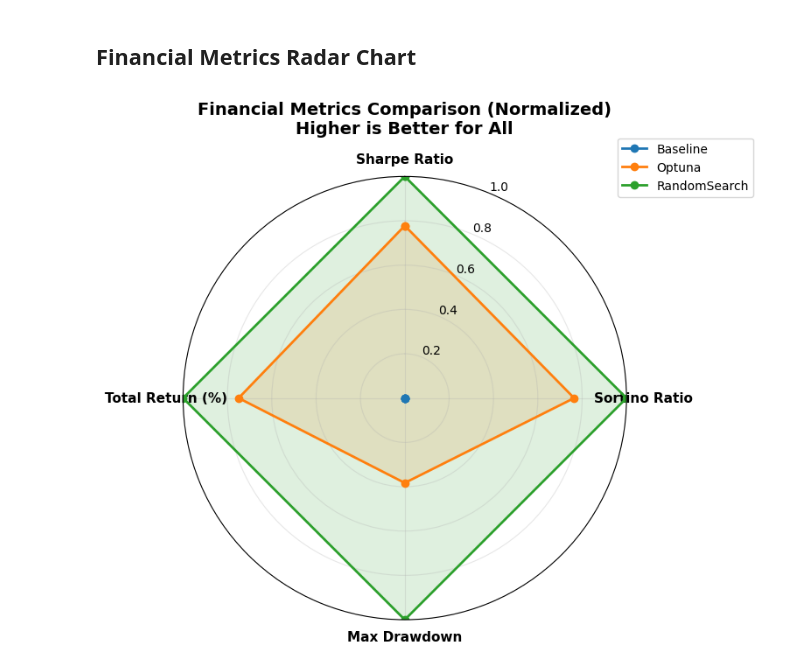
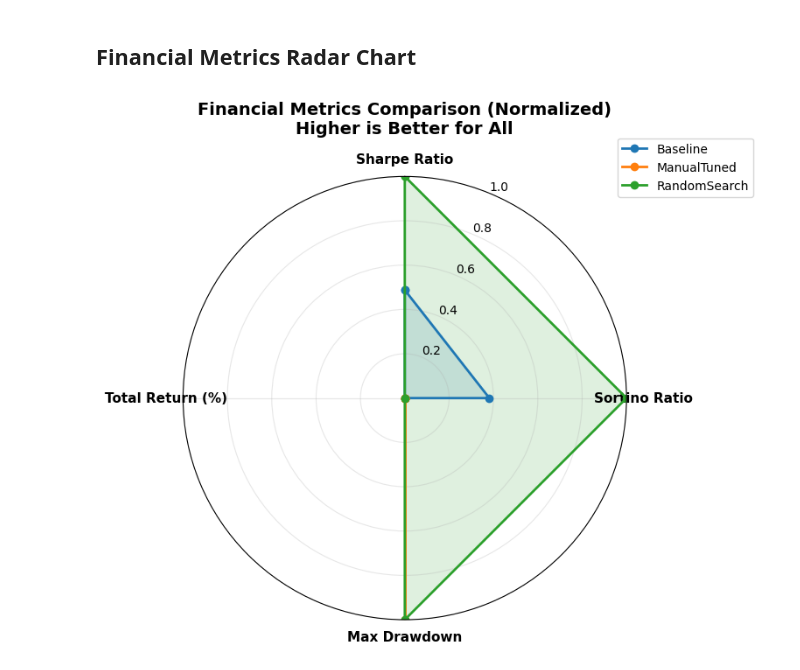
Before and after one commit to tshihab07/gold-price-forecasting, a Jupyter notebook: notebookes/model_LSTM.ipynb, the cells around one changed output. Saved outputs shown, nothing was run; the diff lists cells and outputs as text; code cells hidden in the pictures.

Commit message:
feat(analysis): add radar chart for financial metrics comparison for LSTM models

```diff
--- a/notebookes/model_LSTM.ipynb
+++ b/notebookes/model_LSTM.ipynb
@@ -1749,11 +1749,11 @@ fin_values = {
         abs(fin_baseline['Max Drawdown'].values[0]),  # convert to positive for visualization
         fin_baseline['Total Return (%)'].values[0]
     ],
-    "Optuna": [
-        fin_optuna['Sharpe Ratio'].values[0],
-        fin_optuna['Sortino Ratio'].values[0],
-        abs(fin_optuna['Max Drawdown'].values[0]),
-        fin_optuna['Total Return (%)'].values[0]
+    "ManualTuned": [
+        fin_manual['Sharpe Ratio'].values[0],
+        fin_manual['Sortino Ratio'].values[0],
+        abs(fin_manual['Max Drawdown'].values[0]),
+        fin_manual['Total Return (%)'].values[0]
     ],
     "RandomSearch": [
         fin_random['Sharpe Ratio'].values[0],
@@ -1801,32 +1801,32 @@ normalized_financial = normalize_metrics(fin_values, fin_metrics)
 fig, ax = plt.subplots(1, 1, figsize=(8, 8), subplot_kw=dict(projection='polar'))
 
 # angle for each metric
 angles = np.linspace(0, 2 * np.pi, len(fin_metrics), endpoint=False).tolist()
 angles += angles[:1]                        # close the loop
 
 # plot each model
 for model, color in zip(model_labels, colors):
     values = normalized_financial[model]
     values += values[:1]                    # close the loop
 
     ax.plot(angles, values, 'o-', linewidth=2, label=model, color=color, markersize=6)
     ax.fill(angles, values, alpha=0.15, color=color)
 
 # formatting
 ax.set_theta_offset(np.pi / 2)
 ax.set_theta_direction(-1)
 ax.set_xticks(angles[:-1])
 ax.set_xticklabels(fin_metrics, size=11, weight='bold')
 ax.set_ylim(0, 1)
 ax.grid(True, alpha=0.3)
 ax.legend(loc='upper right', bbox_to_anchor=(1.3, 1.1), fontsize=10)
 
 plt.title("Financial Metrics Comparison (Normalized)\nHigher is Better for All", fontsize=14, fontweight='bold', y=1.08)
 plt.tight_layout()
 
 # save figure
-figure_path = FIGURE_ROOT / "02LightGBM_Comparison_FinancialMetrics.png"
+figure_path = FIGURE_ROOT / "04LSTM_Comparison_FinancialMetrics.png"
 plt.savefig(figure_path, dpi=300, bbox_inches='tight')
 plt.show()
 # %% [output]
-[figure, old version]
+[figure, new version]
```
